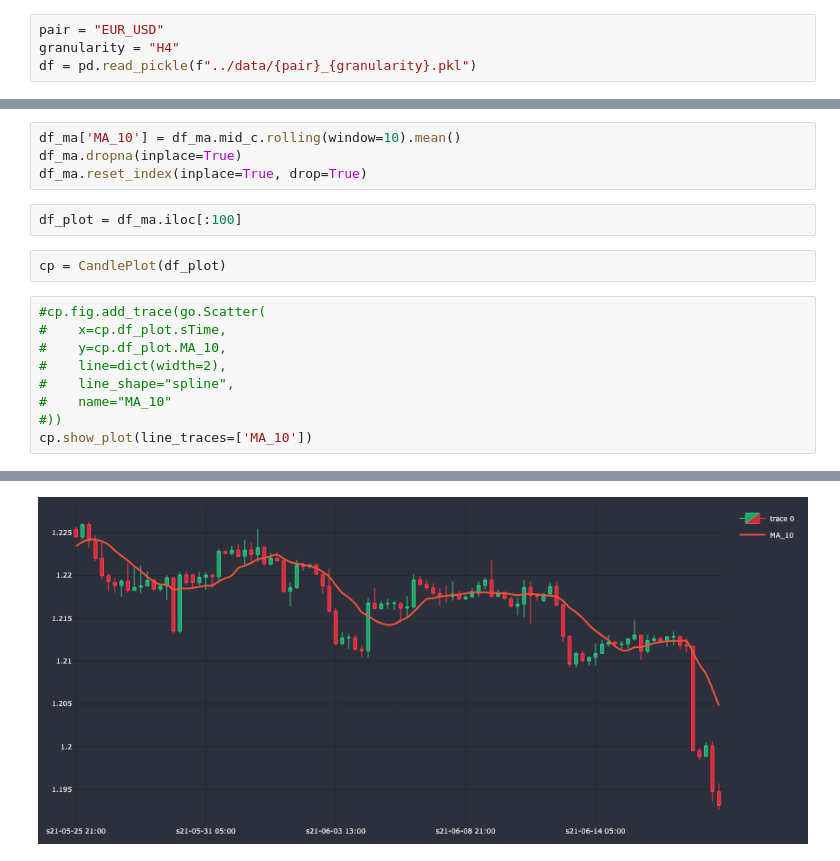
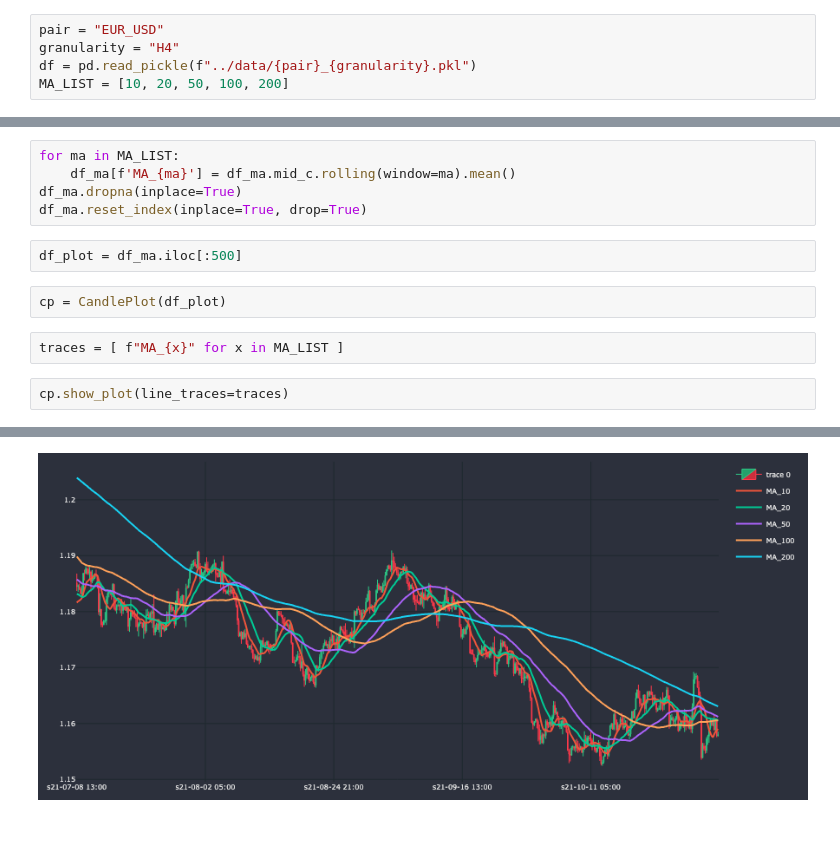
Before and after one commit to pochiman/algorithmic-forex-trading, a Jupyter notebook: exploration/MA_Test.ipynb, the cells around one changed output, grey strips where cells are left out. Saved outputs shown, nothing was run; the diff lists cells and outputs as text; blank space fills up the shorter version.

```diff
--- a/exploration/MA_Test.ipynb
+++ b/exploration/MA_Test.ipynb
@@ -7,6 +7,7 @@ from plotting import CandlePlot
 pair = "EUR_USD"
 granularity = "H4"
 df = pd.read_pickle(f"../data/{pair}_{granularity}.pkl")
+MA_LIST = [10, 20, 50, 100, 200]
 # %%
 df.columns
 # %% [output]
@@ -27,18 +28,14 @@ df_ma.head()
 # %%
-df_ma['MA_10'] = df_ma.mid_c.rolling(window=10).mean()
+for ma in MA_LIST:
+    df_ma[f'MA_{ma}'] = df_ma.mid_c.rolling(window=ma).mean()
 df_ma.dropna(inplace=True)
 df_ma.reset_index(inplace=True, drop=True)
 # %%
-df_plot = df_ma.iloc[:100]
+df_plot = df_ma.iloc[:500]
 # %%
 cp = CandlePlot(df_plot)
+# %%
+traces = [ f"MA_{x}" for x in MA_LIST ]
 # %%
-#cp.fig.add_trace(go.Scatter(
-#    x=cp.df_plot.sTime,
-#    y=cp.df_plot.MA_10,
-#    line=dict(width=2),
-#    line_shape="spline",
-#    name="MA_10"
-#))
-cp.show_plot(line_traces=['MA_10'])
+cp.show_plot(line_traces=traces)
 # %% [output]
@@ -46 +42 @@ cp.show_plot(line_traces=['MA_10'])
-[figure, old version]
+[figure, new version]
```
Also changed, not shown: parts of 2 cells of this notebook.
